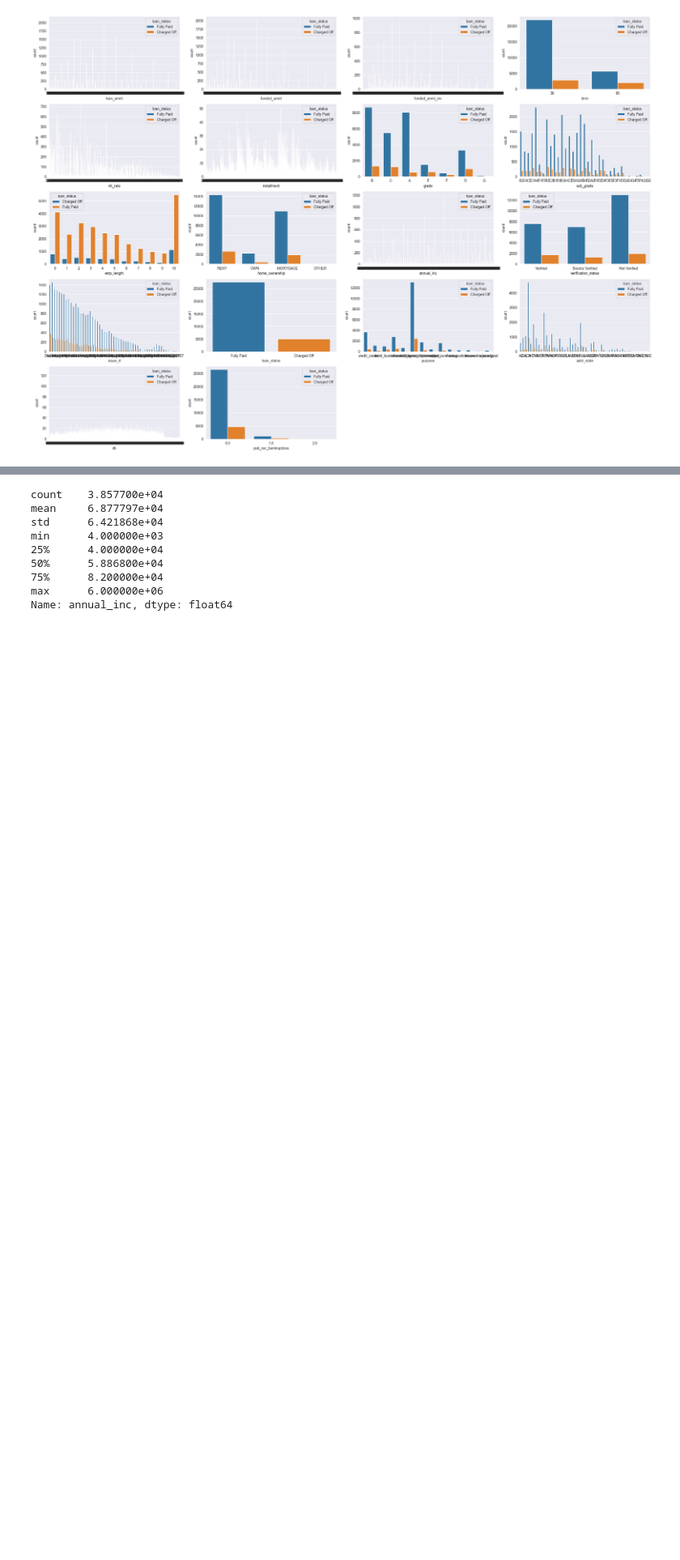
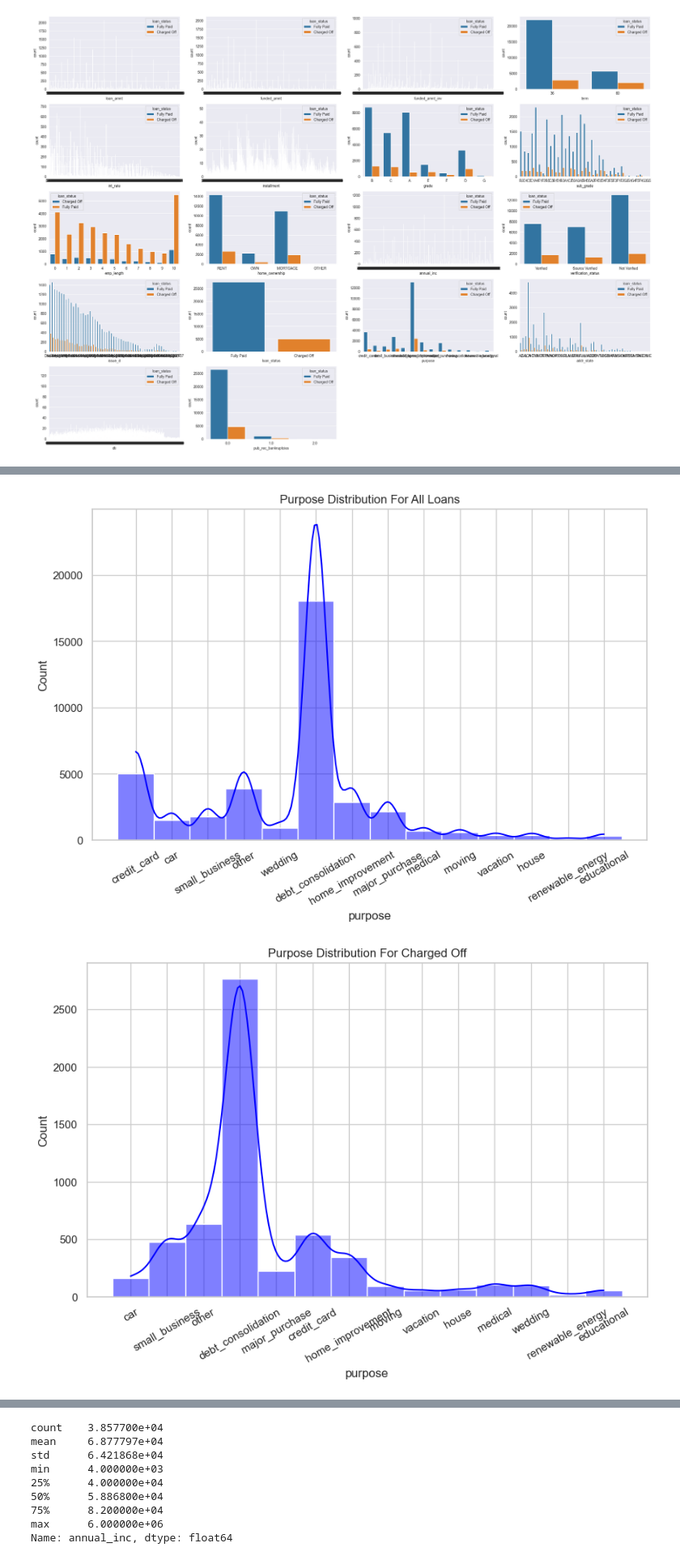
Before and after one commit to vijaykumar-qait/LendingClubCaseStudy, a Jupyter notebook: Vijay_Kumar.ipynb, the cells around one changed output, grey strips where cells are left out. Shown at 81% size. Drawn from its saved outputs; the diff is of its cells as text; code cells hidden in the pictures; blank space fills up the shorter version.

```diff
--- a/Vijay_Kumar.ipynb
+++ b/Vijay_Kumar.ipynb
@@ -443,3 +440,71 @@ plt.show()
+# %%
+# 'int_rate' -> create seperate
+# 'dti'
+purpose_order = df1['purpose'].value_counts().index
+plt.figure(figsize=(10, 6))
+sns.histplot(df1['purpose'], bins=30, kde=True, color='blue', hue_order=purpose_order)
+plt.xticks(rotation=30)
+plt.title("Purpose Distribution For All Loans")
+plt.show()
+
+plt.figure(figsize=(10, 6))
+sns.histplot(df_charged_off['purpose'], bins=30, kde=True, color='blue', hue_order=purpose_order)
+plt.xticks(rotation=30)
+plt.title("Purpose Distribution For Charged Off")
+plt.show()
+#
+# purpose_order = df1['purpose'].value_counts().index
+#
+# sns.set_theme(style="whitegrid")
+# plt.figure(figsize=(10, 6))
+#
+# # Correct column names for x and y
+# ax = sns.barplot(data=df1, x='purpose', y='loan_amnt', palette='viridis', width=0.6, order=purpose_order)
+#
+# # Add value annotations
+# for p in ax.patches:
+#     ax.annotate(f'{p.get_height():.0f}',
+#                 (p.get_x() + p.get_width() / 2., p.get_height()),
+#                 ha='center', va='center', fontsize=10, color='black', xytext=(0, 5),
+#                 textcoords='offset points')
+# plt.xticks(rotation=30)
+# # Add labels and title
+# plt.title("Bar Plot Purpose Charged Off All Data Set", fontsize=14, weight='bold')
+# plt.xlabel("Purpose", fontsize=8)
+# plt.ylabel("Loan Amount", fontsize=12)
+
+# /////////////////////////////
+#
+# # Show the plot
+# plt.tight_layout()
+# plt.show()
+#
+# # purpose_order_charged_off = df_charged_off['purpose'].value_counts().index
+#
+# sns.set_theme(style="whitegrid")
+# plt.figure(figsize=(10, 6))
+#
+# # Correct column names for x and y
+# ax = sns.barplot(data=df_charged_off, x='purpose', y='loan_amnt', palette='viridis', width=0.6, order=purpose_order)
+#
+# # Add value annotations
+# for p in ax.patches:
+#     ax.annotate(f'{p.get_height():.0f}',
+#                 (p.get_x() + p.get_width() / 2., p.get_height()),
+#                 ha='center', va='center', fontsize=10, color='black', xytext=(0, 5),
+#                 textcoords='offset points')
+# plt.xticks(rotation=30)
+# # Add labels and title
+# plt.title("Bar Plot Purpose Charged Off for Charged Off", fontsize=14, weight='bold')
+# plt.xlabel("Purpose", fontsize=8)
+# plt.ylabel("Loan Amount", fontsize=12)
+#
+# # Show the plot
+# plt.tight_layout()
+# plt.show()
+# %% [output]
+[figure, added]
+[figure, added]
 # %%
 plt.figure(figsize=(10, 6))
 sns.boxplot(x='loan_status', y='annual_inc', data=df1)
```
Also changed, not shown: parts of 15 cells of this notebook.
